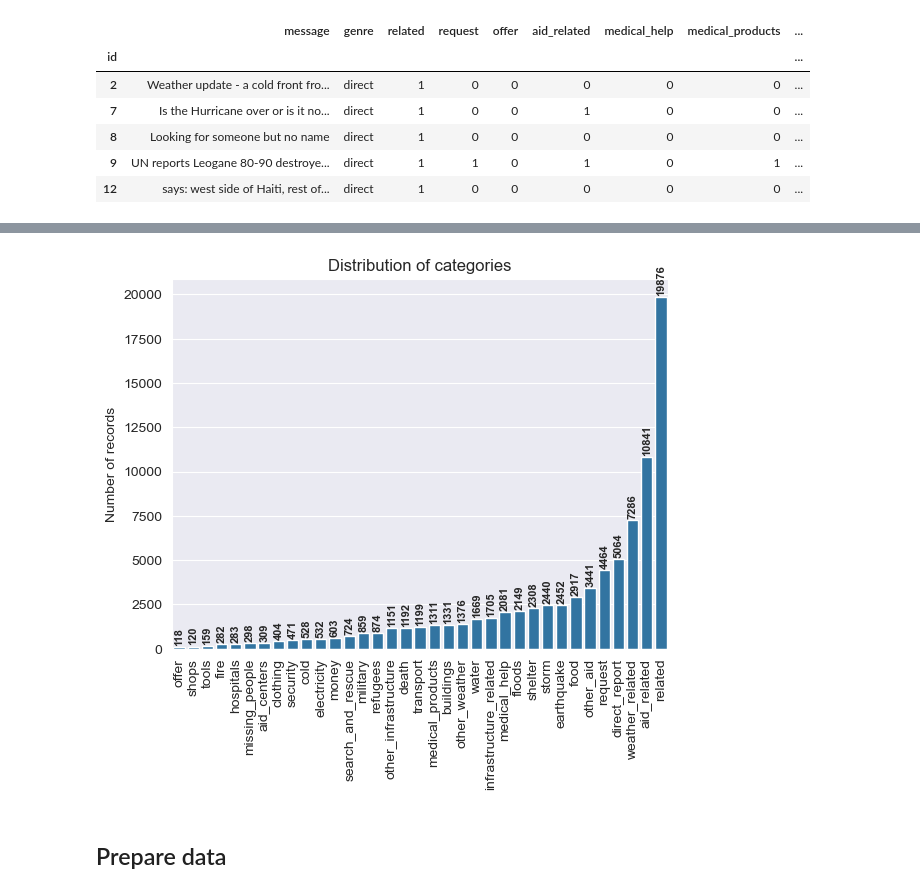
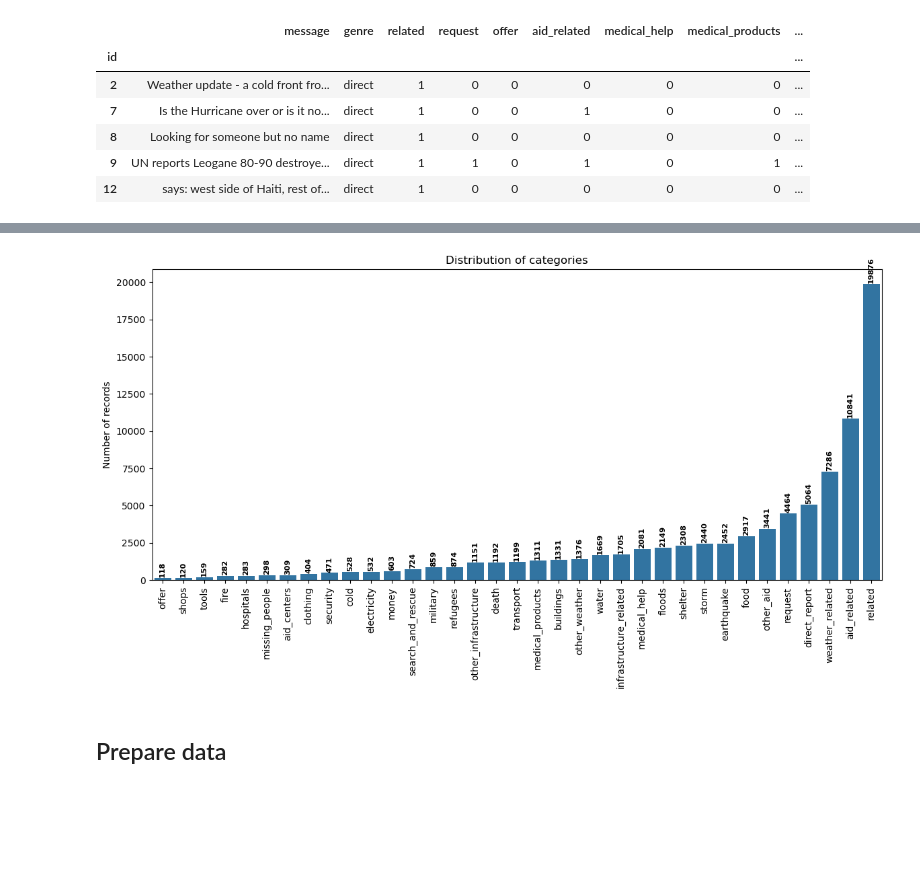
Before and after one commit to JuanitaSmith/disaster_recovery_pipelines, a Jupyter notebook: notebooks/ML Pipeline Preparation.ipynb, the cells around one changed output, grey strips where cells are left out. Saved outputs shown, nothing was run; the diff lists cells and outputs as text; code cells hidden in the pictures; blank space fills up the shorter version.

```diff
--- a/notebooks/ML Pipeline Preparation.ipynb
+++ b/notebooks/ML Pipeline Preparation.ipynb
@@ -177,6 +172,0 @@ memory usage: 130.1+ KB
-# %%
-# merge dataframes
-if len(df_language) > 0:
-    df = df.merge(df_language, on='id', how='left' )
-
-df.head()
@@ -201,4 +172,0 @@ df.tail()
-# %%
-# For messages with no translation or language detection, set is_english = True
-df['is_english'] = np.where(df['is_english'].isnull(), True, df['is_english'])
-df[df['is_english'] == False][:5]
@@ -213,5 +172,0 @@ df[df['is_english'] == False][:5]
-# %%
-# replace message with translation, if message is flagged as not being in English
-df['message_new'] =  np.where((df['is_english'] == False) & (~df['translation'].isnull()),
-                              df['translation'],
-                              df['message'])
@@ -240,20 +173,21 @@ df[df['is_english'] == False][:5]
 # %%
  # plot how categories are distributed
 df_sum = df.sum(numeric_only=True).sort_values(ascending=True)
+fig = plt.figure(figsize=(14,6))
 ax = sns.barplot(data=df_sum)
 
 # annotate
 for c in ax.containers:
     # set the bar label based on the y-axis
     ax.bar_label(c, padding=1, fontsize=8, rotation=90, weight='bold')
 
 plt.xticks(rotation=90)
 
 plt.title('Distribution of categories')
 plt.ylabel('Number of records')
 plt.show()
 # %% [output]
-[figure, old version]
+[figure, new version]
 # %% [markdown]
 ## Prepare data
 # %%
```
Also changed, not shown: parts of 75 cells of this notebook, 18 other files.
